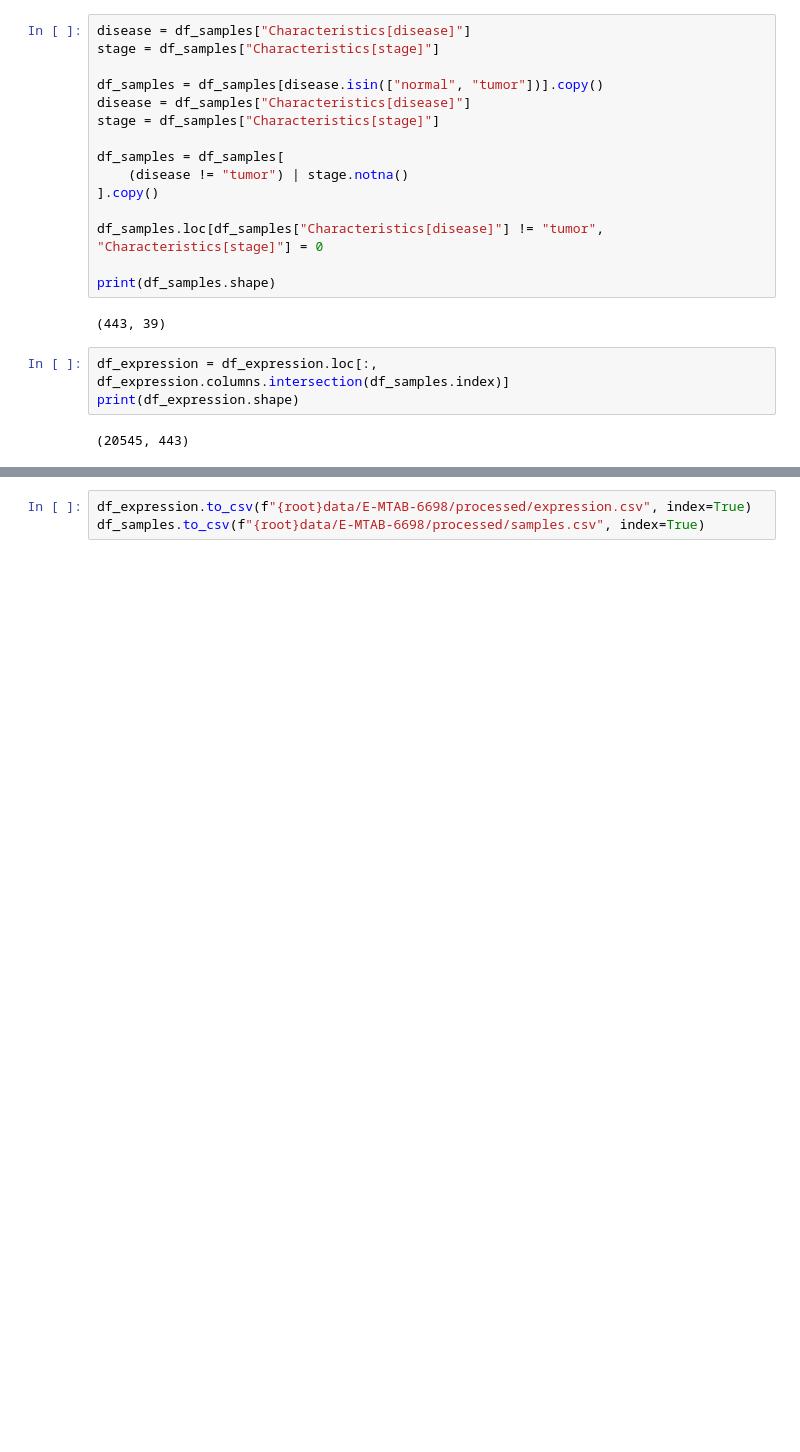
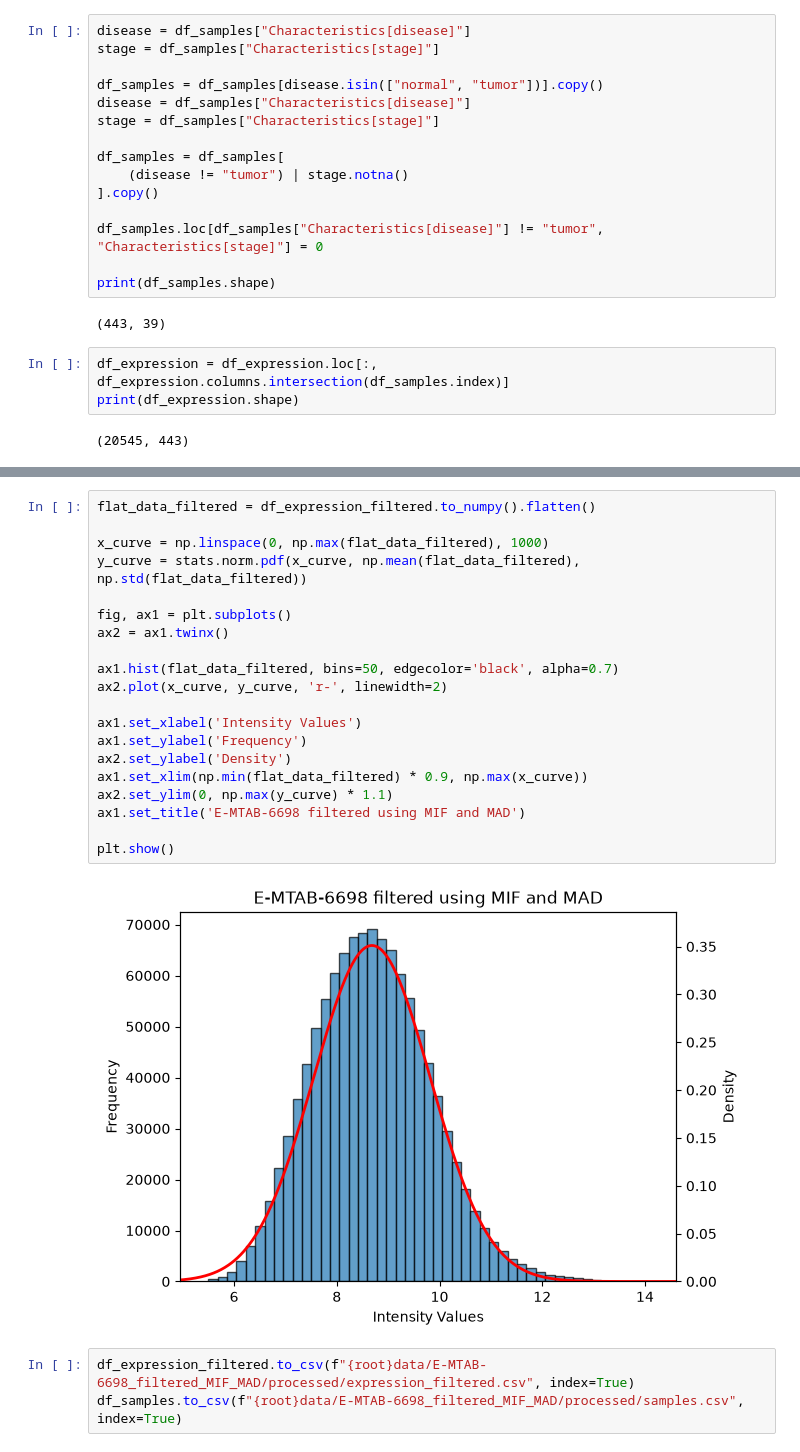
Before and after one commit to nicolasthiel/games-and-genes, a Jupyter notebook: src/scripts/prep.ipynb, the cells around one changed output, grey strips where cells are left out. Drawn from its saved outputs; the diff is of its cells as text; blank space fills up the shorter version.

```diff
--- a/src/scripts/prep.ipynb
+++ b/src/scripts/prep.ipynb
@@ -58,3 +105,25 @@ print(df_expression.shape)
+# %%
+flat_data_filtered = df_expression_filtered.to_numpy().flatten()
+
+x_curve = np.linspace(0, np.max(flat_data_filtered), 1000)
+y_curve = stats.norm.pdf(x_curve, np.mean(flat_data_filtered), np.std(flat_data_filtered))
+
+fig, ax1 = plt.subplots()
+ax2 = ax1.twinx()
+
+ax1.hist(flat_data_filtered, bins=50, edgecolor='black', alpha=0.7)
+ax2.plot(x_curve, y_curve, 'r-', linewidth=2)
+
+ax1.set_xlabel('Intensity Values')
+ax1.set_ylabel('Frequency')
+ax2.set_ylabel('Density')
+ax1.set_xlim(np.min(flat_data_filtered) * 0.9, np.max(x_curve))
+ax2.set_ylim(0, np.max(y_curve) * 1.1)
+ax1.set_title('E-MTAB-6698 filtered using MIF and MAD')
+
+plt.show()
+# %% [output]
+[figure, added]
 # %%
-df_expression.to_csv(f"{root}data/E-MTAB-6698/processed/expression.csv", index=True)
-df_samples.to_csv(f"{root}data/E-MTAB-6698/processed/samples.csv", index=True)
+df_expression_filtered.to_csv(f"{root}data/E-MTAB-6698_filtered_MIF_MAD/processed/expression_filtered.csv", index=True)
+df_samples.to_csv(f"{root}data/E-MTAB-6698_filtered_MIF_MAD/processed/samples.csv", index=True)
```
Also changed, not shown: parts of 9 cells of this notebook.
